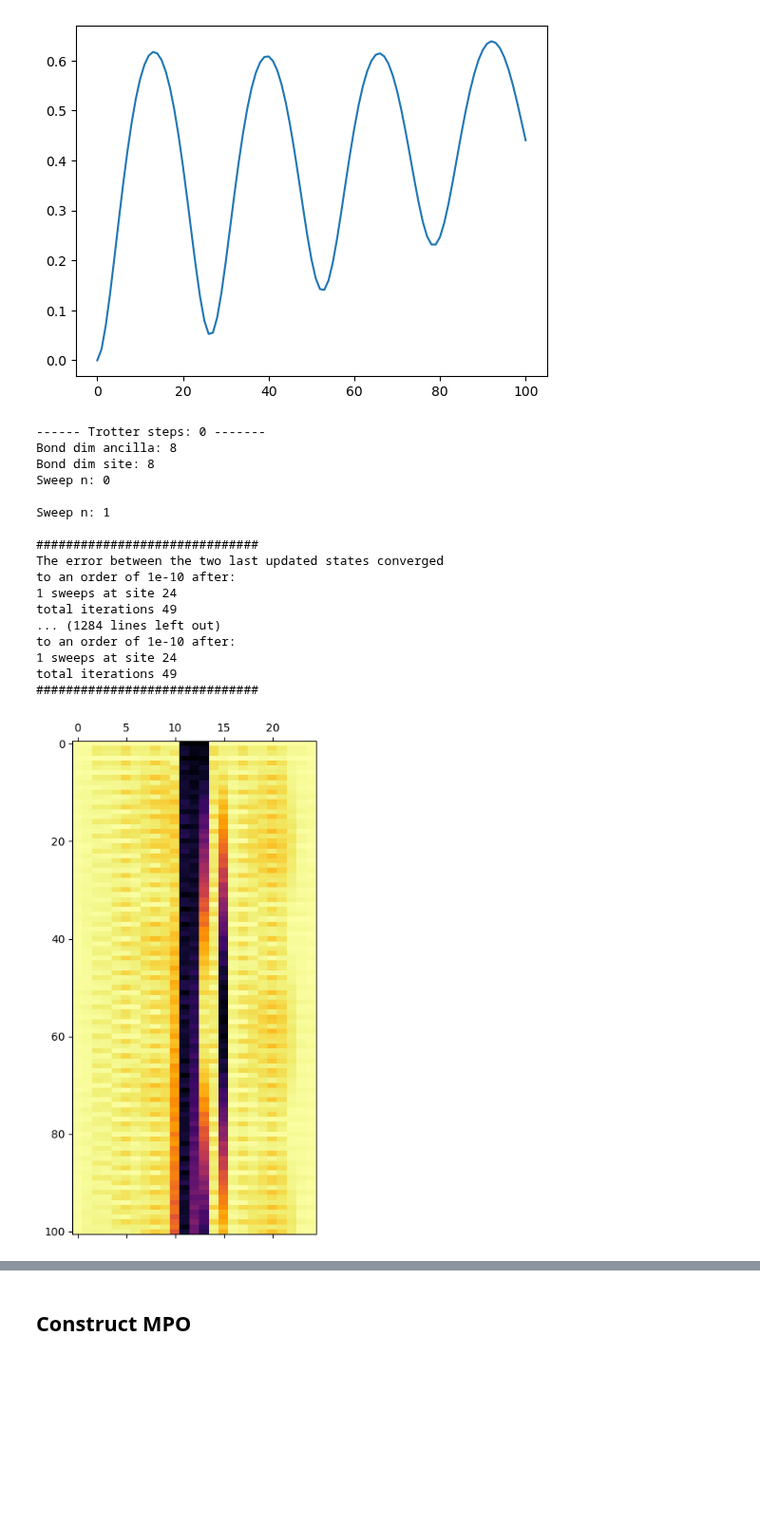
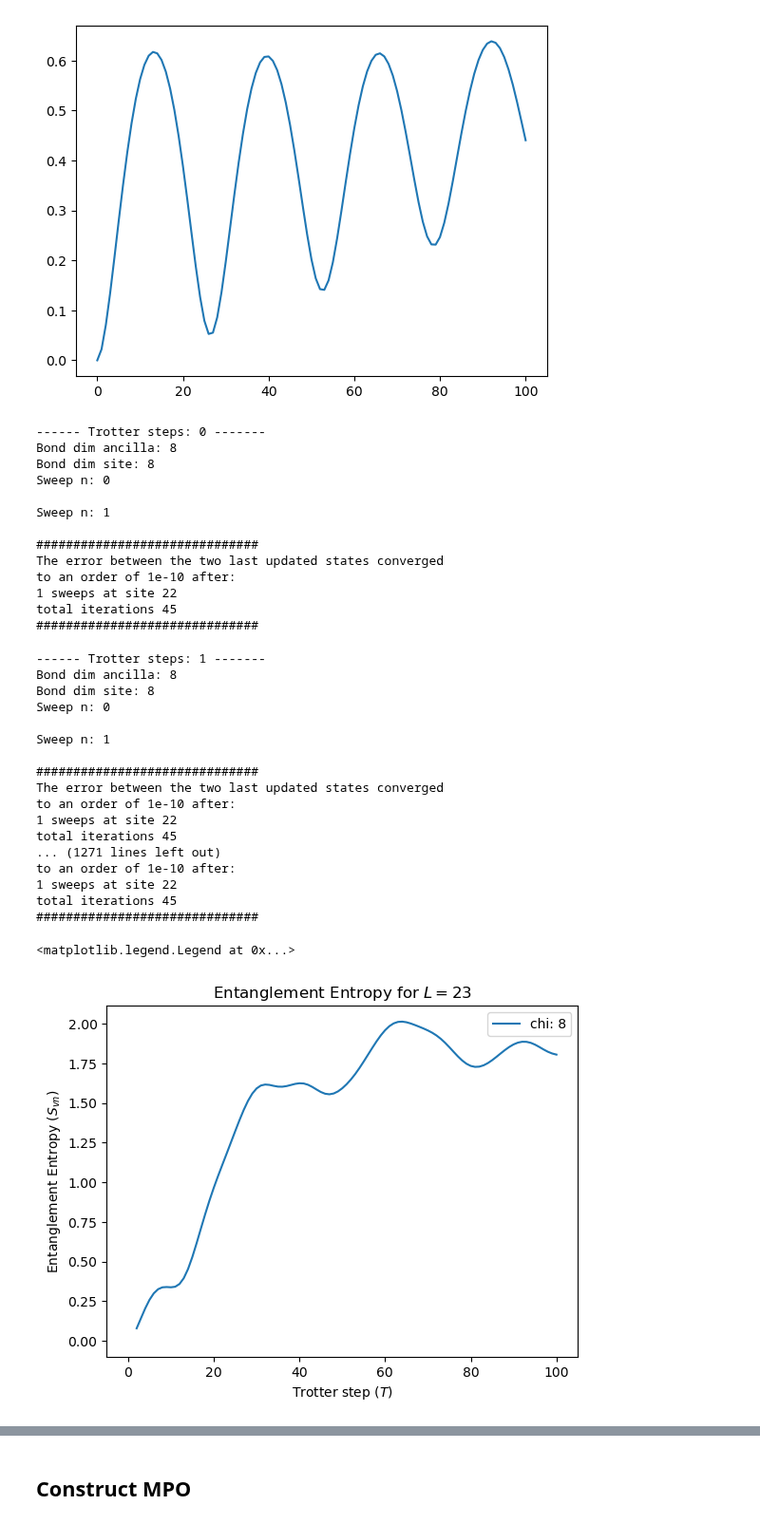
Before and after one commit to Fradm98/qs-qh, a Jupyter notebook: src/notebooks/Z2/z2chain_mps.ipynb, the cells around one changed output, grey strips where cells are left out. Shown at 95% size. Drawn from its saved outputs; the diff is of its cells as text; code cells hidden in the pictures; blank space fills up the shorter version.

Commit message:
working mps trotterization, check again mpo to be sure

```diff
--- a/src/notebooks/Z2/z2chain_mps.ipynb
+++ b/src/notebooks/Z2/z2chain_mps.ipynb
@@ -89,49 +89,62 @@ plt.plot(entrs)
 [figure]
 # %%
 chis = [8]
-L = 25
+L = 23
 occup_state = np.array([0,1]).reshape((1,2,1))
 vacuum_state = np.array([1,0]).reshape((1,2,1))
 vacuum_tensor = [vacuum_state for _ in range(L)]
 vacuum_tensor[L//2] = occup_state
 vacuum_tensor[L//2-1] = occup_state
 vacuum_tensor[L//2+1] = occup_state
 perturbed_tensor = vacuum_tensor
 for chi in chis:
-        chain = Z2_chain_massive_mps(L=L, d=2, chi=chi, J=1, h1=0.1, h2=0.1)
+        chain = Z2_chain_massive_mps(L=L, d=2, chi=chi, J=1, h1=0.05, h2=0.5)
         chain.sites = perturbed_tensor
         chain.enlarge_chi()
         params_quench = dict(trotter_steps = 100,
-                delta = 1,
+                delta = 0.1,
                 n_sweeps = 8,
                 conv_tol = 1e-10,
                 bond = True,
                 where = -1)
         errs, entrs, smvs, evs = chain.TEBD_Z2_chain(params_quench=params_quench)
-        # plt.plot(entrs, label=f"chi: {chi}")
-        plt.matshow(evs, cmap='inferno', aspect=0.5)
-        plt.show()
+        plt.plot(entrs, label=f"chi: {chi}")
+        # plt.matshow((1-evs)/2, cmap='inferno', aspect=0.5, vmin=0, vmax=1)
 
-# plt.title("Entanglement Entropy for $L=$"+f"${L}$")
-# plt.xlabel("Trotter step $(T)$")
-# plt.ylabel("Entanglement Entropy $(S_{vn})$")
-# plt.legend()
+plt.title("Entanglement Entropy for $L=$"+f"${L}$")
+plt.xlabel("Trotter step $(T)$")
+plt.ylabel("Entanglement Entropy $(S_{vn})$")
+plt.legend()
 # %% [output]
 ------ Trotter steps: 0 -------
 Bond dim ancilla: 8
 Bond dim site: 8
 Sweep n: 0
 
 Sweep n: 1
 
 ##############################
 The error between the two last updated states converged
 to an order of 1e-10 after:
-1 sweeps at site 24
-total iterations 49
-... (1284 lines left out)
-to an order of 1e-10 after:
-1 sweeps at site 24
-total iterations 49
+1 sweeps at site 22
+total iterations 45
 ##############################
+------ Trotter steps: 1 -------
+Bond dim ancilla: 8
+Bond dim site: 8
+Sweep n: 0
+
+Sweep n: 1
+
+##############################
+The error between the two last updated states converged
+to an order of 1e-10 after:
+1 sweeps at site 22
+total iterations 45
+... (1271 lines left out)
+to an order of 1e-10 after:
+1 sweeps at site 22
+total iterations 45
+##############################
+<matplotlib.legend.Legend at 0x...>
-[figure, old version]
+[figure, new version]
```
Also changed, not shown: parts of 10 cells of this notebook, 1 other file.
